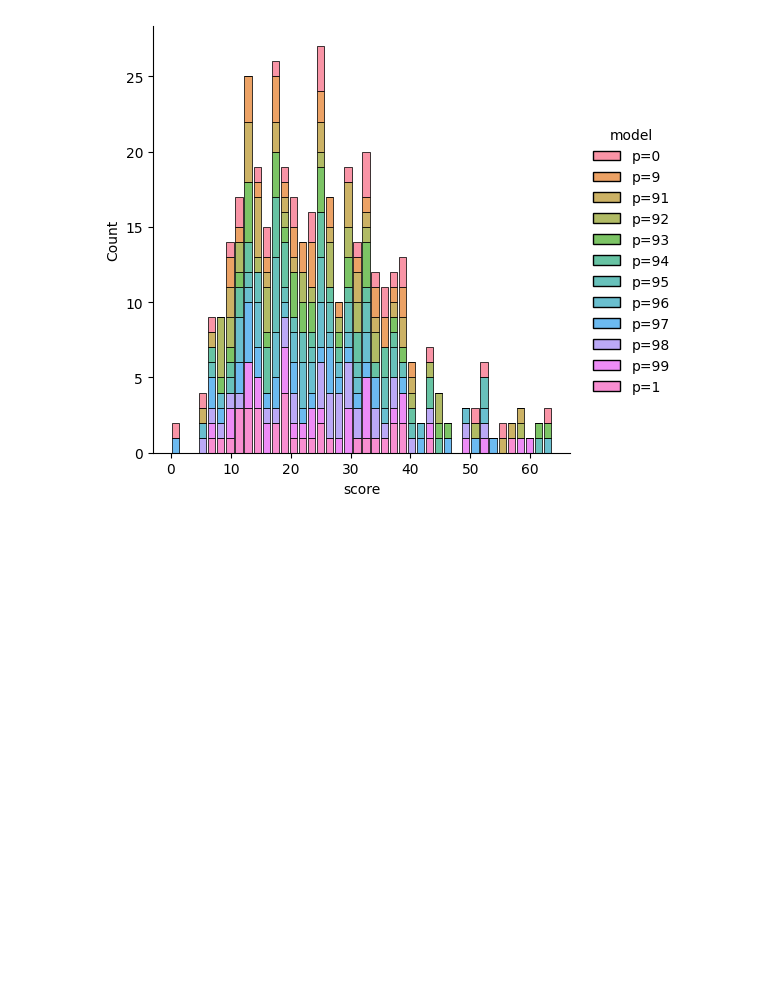
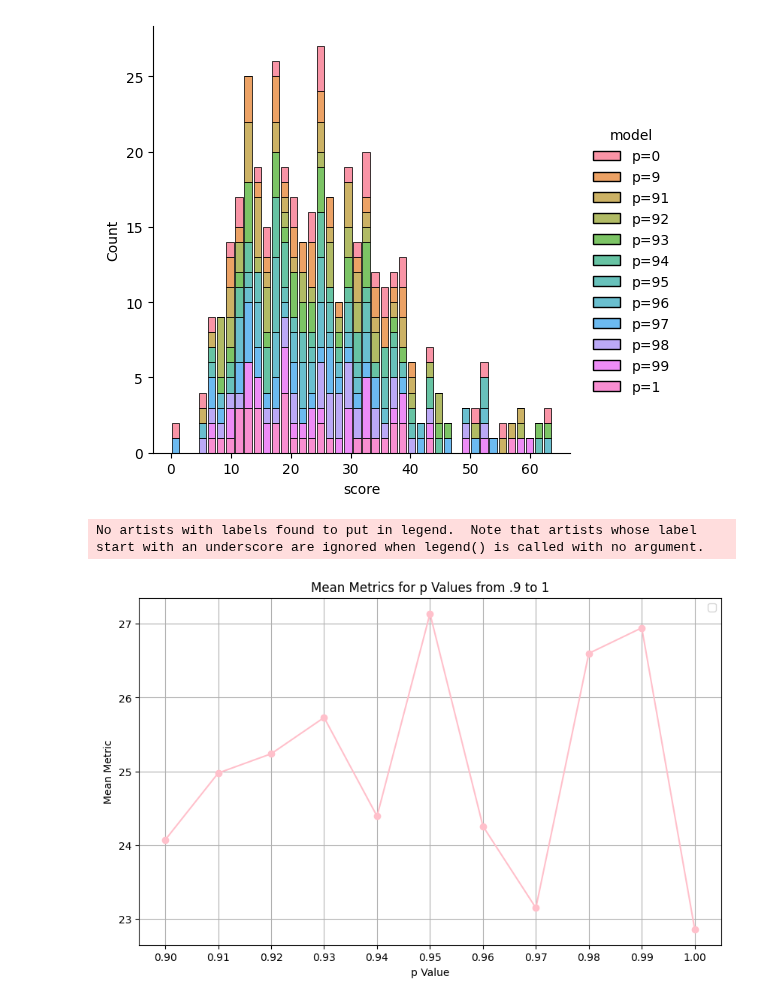
Before and after one commit to swaggirl9000/humor, a Jupyter notebook: notebooks/base_metric_comparison.ipynb, the cells around one changed output. Cells and saved outputs as stored; diff of their text form; code cells hidden in the pictures; blank space fills up the shorter version.

```diff
--- a/notebooks/base_metric_comparison.ipynb
+++ b/notebooks/base_metric_comparison.ipynb
@@ -884,3 +915,36 @@ sns.displot(df, x="score", hue="model", kind="hist", multiple="stack", shrink=0.
 # %% [output]
 <seaborn.axisgrid.FacetGrid at 0x...>
 [figure]
+# %%
+import matplotlib.pyplot as plt
+
+means_p = [
+    p9_metric.mean(),
+    p91_metric.mean(),
+    p92_metric.mean(),
+    p93_metric.mean(),
+    p94_metric.mean(),
+    p95_metric.mean(),
+    p96_metric.mean(),
+    p97_metric.mean(),
+    p98_metric.mean(),
+    p99_metric.mean(),
+    p1_metric.mean()
+]
+
+p_values = [0.9, 0.91, 0.92, 0.93, 0.94, 0.95, 0.96, 0.97, 0.98, 0.99, 1.0]
+
+# Plotting the means
+plt.figure(figsize=(10, 6))
+plt.plot(p_values, means_p, marker='o', linestyle='-', color='pink')
+
+plt.title('Mean Metrics for p Values from .9 to 1')
+plt.xlabel('p Value')
+plt.ylabel('Mean Metric')
+plt.xticks(p_values)
+plt.legend()
+plt.grid(True)
+plt.show()
+# %% [output]
+No artists with labels found to put in legend.  Note that artists whose label start with an underscore are ignored when legend() is called with no argument.
+[figure, added]
```
Also changed, not shown: parts of 1 cell of this notebook.
